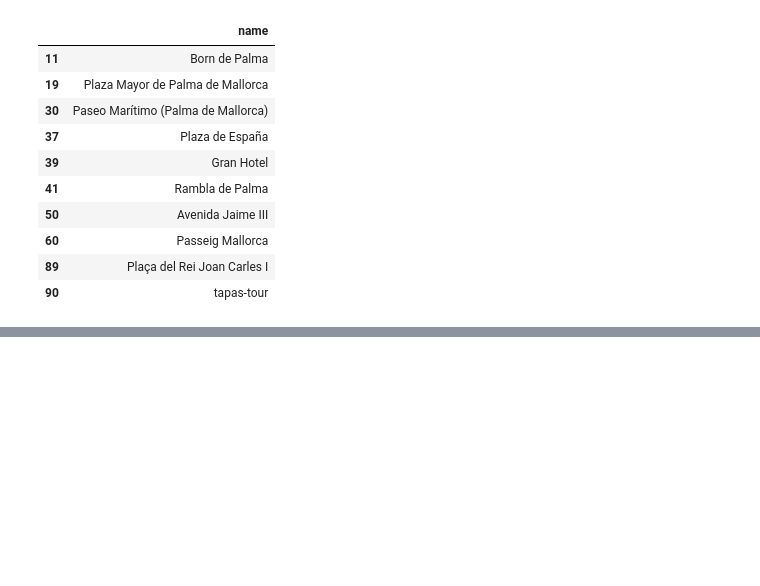
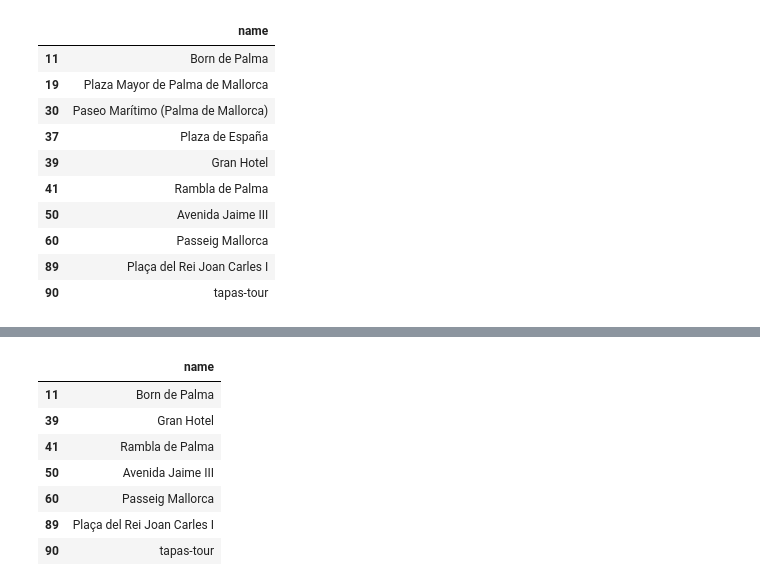
Before and after one commit to mariadelmarbibiloni/cruiseshiptourism, a Jupyter notebook: examples/topsightspalma_model.ipynb, the cells around one changed output, grey strips where cells are left out. Cells and saved outputs as stored; diff of their text form; code cells hidden in the pictures; blank space fills up the shorter version.

```diff
--- a/examples/topsightspalma_model.ipynb
+++ b/examples/topsightspalma_model.ipynb
@@ -189,0 +235,11 @@ emptyutility
+# %%
+emptyutility
+# %% [output]
+|  | name |
+| 11 | Born de Palma |
+| 39 | Gran Hotel |
+| 41 | Rambla de Palma |
+| 50 | Avenida Jaime III |
+| 60 | Passeig Mallorca |
+| 89 | Plaça del Rei Joan Carles I |
+| 90 | tapas-tour |
```
Also changed, not shown: parts of 8 cells of this notebook.
